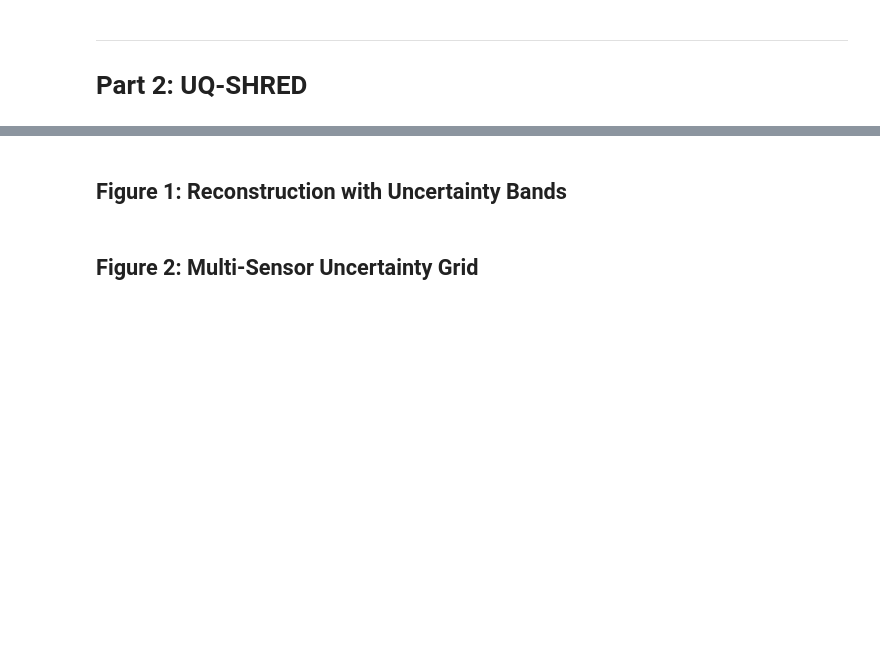
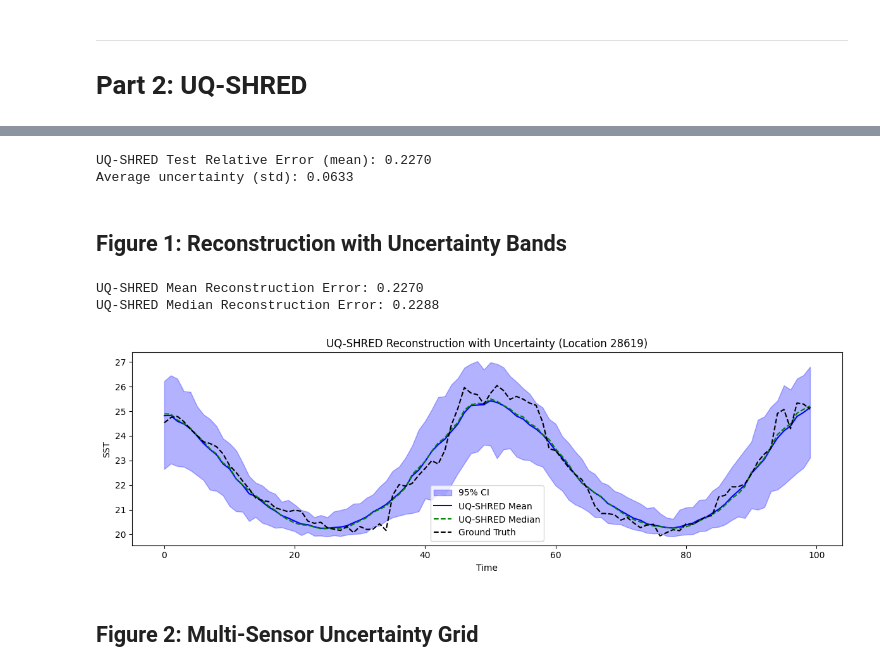
Before and after one commit to gaoliyao/uq_shred, a Jupyter notebook: uq_shred_demo.ipynb, the cells around one changed output, grey strips where cells are left out. Cells and saved outputs as stored; diff of their text form; code cells hidden in the pictures; blank space fills up the shorter version.

```diff
--- a/uq_shred_demo.ipynb
+++ b/uq_shred_demo.ipynb
@@ -11,6 +12,8 @@ import numpy as np
 import matplotlib.pyplot as plt
 import torch
 from sklearn.preprocessing import MinMaxScaler
+import os
+from datetime import datetime
 
 from processdata import load_data, TimeSeriesDataset
 from models import SHRED, UQ_SHRED, UQ_Forecaster, fit, fit_uq, forecast_uq
@@ -18,7 +21,14 @@ import uq
 
 # Settings
 device = 'cuda' if torch.cuda.is_available() else 'cpu'
+dataset_name = 'SST'
 print(f'Using device: {device}')
+
+# Results directory with dataset and datetime
+timestamp = datetime.now().strftime('%Y%m%d_%H%M%S')
+results_dir = f'results/{dataset_name}_{timestamp}'
+os.makedirs(results_dir, exist_ok=True)
+print(f'Results will be saved to: {results_dir}')
 
 # Reproducibility
 np.random.seed(42)
@@ -26,13 +40,13 @@ torch.manual_seed(42)
 # %% [markdown]
 ## Data Preparation (SST)
 # %%
-# Load SST data
+# Load data
 num_sensors = 3
 lags = 52  # 1 year of weekly data
 
-load_X = load_data('SST')
+load_X = load_data(dataset_name)
 n, m = load_X.shape
-print(f'SST data shape: {load_X.shape} (timesteps, spatial dim)')
+print(f'{dataset_name} data shape: {load_X.shape} (timesteps, spatial dim)')
 
 # Random sensor locations
 sensor_locations = np.random.choice(m, size=num_sensors, replace=False)
@@ -49,0 +69,11 @@ print(f'Train: {len(train_indices)}, Valid: {len(valid_indices)}, Test: {len(tes
+# %%
+# Train/valid/test split (80/10/10 sequential)
+n_total = n - lags
+train_size = int(0.8 * n_total)
+valid_size = int(0.1 * n_total)
+
+train_indices = np.arange(0, train_size)
+valid_indices = np.arange(train_size, train_size + valid_size)
+test_indices = np.arange(train_size + valid_size, n_total)
+
+print(f'Train: {len(train_indices)}, Valid: {len(valid_indices)}, Test: {len(test_indices)}')
@@ -114,40 +183,56 @@ uq_errors = fit_uq(uq_shred, train_dataset, valid_dataset, batch_size=64, num_ep
 # UQ-SHRED test error (mean prediction)
 uq_shred.eval()
 mean_recon, std_recon = uq_shred.reconstruct(test_dataset.X, n_samples=100)
-uq_error = torch.linalg.norm(mean_recon - test_dataset.Y) / torch.linalg.norm(test_dataset.Y)
+uq_error = (torch.linalg.norm(mean_recon - test_dataset.Y) / torch.linalg.norm(test_dataset.Y)).item()
 print(f'UQ-SHRED Test Relative Error (mean): {uq_error:.4f}')
 print(f'Average uncertainty (std): {std_recon.mean():.4f}')
+# %% [output]
+UQ-SHRED Test Relative Error (mean): 0.2270
+Average uncertainty (std): 0.0633
 # %% [markdown]
 ## Figure 1: Reconstruction with Uncertainty Bands
 # %%
-# Get samples and quantiles
+# Get samples for UQ analysis
 samples = uq_shred.sample(test_dataset.X, n_samples=200)
-quantiles = uq_shred.reconstruct_quantiles(test_dataset.X, quantiles=[0.025, 0.5, 0.975], n_samples=200)
 
 # Inverse transform
 samples_np = samples.cpu().numpy()
 samples_orig = np.array([sc.inverse_transform(s) for s in samples_np])
 
 mean_orig = samples_orig.mean(axis=0)
+median_orig = np.median(samples_orig, axis=0)
 lower_orig = np.percentile(samples_orig, 2.5, axis=0)
 upper_orig = np.percentile(samples_orig, 97.5, axis=0)
+
+# Median reconstruction error (in normalized space)
+median_recon_normalized = np.median(samples_np, axis=0)
+median_recon_tensor = torch.tensor(median_recon_normalized, dtype=torch.float32).to(device)
+uq_median_error = (torch.linalg.norm(median_recon_tensor - test_dataset.Y) / torch.linalg.norm(test_dataset.Y)).item()
+print(f'UQ-SHRED Mean Reconstruction Error: {uq_error:.4f}')
+print(f'UQ-SHRED Median Reconstruction Error: {uq_median_error:.4f}')
+# %% [output]
+UQ-SHRED Mean Reconstruction Error: 0.2270
+UQ-SHRED Median Reconstruction Error: 0.2288
 # %%
-# Plot reconstruction with uncertainty bands
+# Plot reconstruction with uncertainty bands (mean + median)
 fig, ax = plt.subplots(figsize=(12, 4))
 idx = sensor_locations[0]
 t = np.arange(100)
 
 ax.fill_between(t, lower_orig[:100, idx], upper_orig[:100, idx], alpha=0.3, color='blue', label='95% CI')
 ax.plot(t, mean_orig[:100, idx], 'b-', linewidth=1.5, label='UQ-SHRED Mean')
+ax.plot(t, median_orig[:100, idx], 'g--', linewidth=1.5, label='UQ-SHRED Median')
 ax.plot(t, test_truth_np[:100, idx], 'k--', linewidth=1.5, label='Ground Truth')
 
 ax.set_xlabel('Time')
 ax.set_ylabel('SST')
 ax.set_title(f'UQ-SHRED Reconstruction with Uncertainty (Location {idx})')
 ax.legend()
 plt.tight_layout()
-plt.savefig('uq_shred_reconstruction.png', dpi=150)
+plt.savefig(f'{results_dir}/uq_shred_reconstruction.png', dpi=150)
 plt.show()
+# %% [output]
+[figure, added]
 # %% [markdown]
 ## Figure 2: Multi-Sensor Uncertainty Grid
 # %%
```
Also changed, not shown: parts of 30 cells of this notebook, 3 other files.
